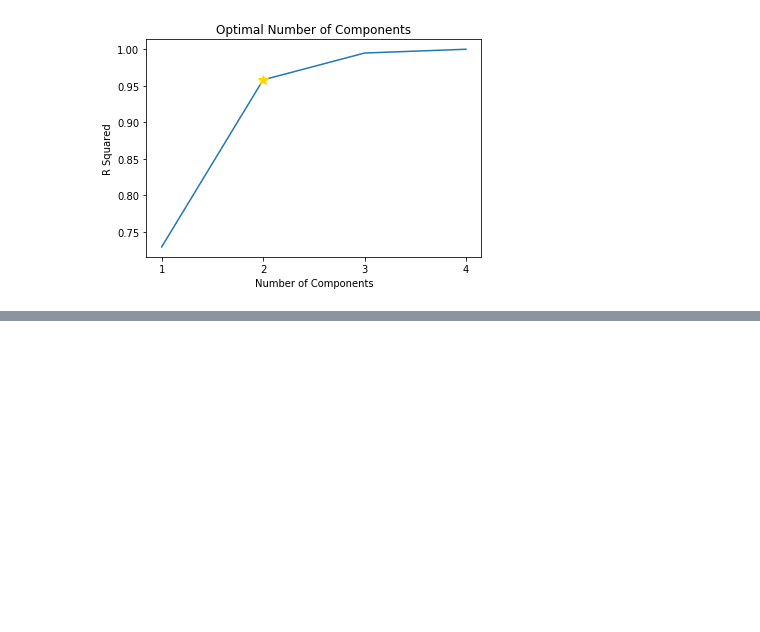
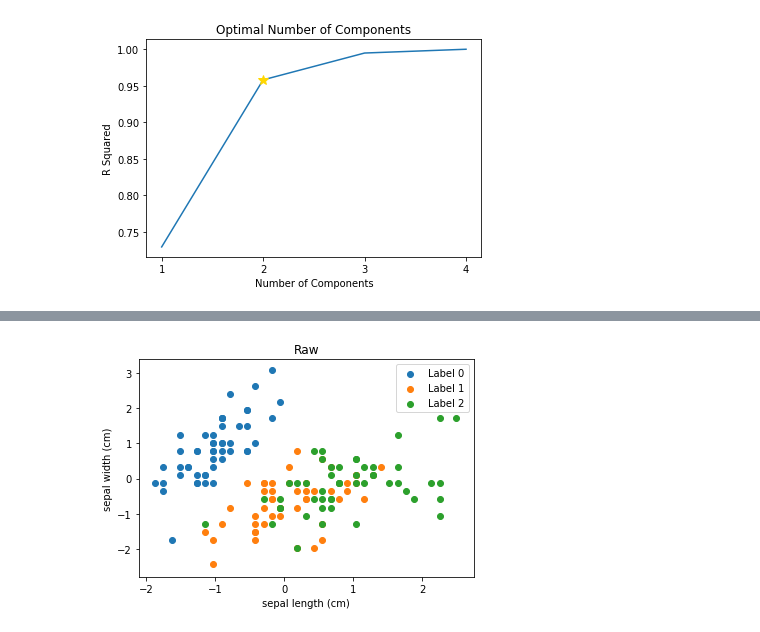
Before and after one commit to je-suis-tm/machine-learning, a Jupyter notebook: principal component analysis.ipynb, the cells around one changed output, grey strips where cells are left out. Drawn from its saved outputs; the diff is of its cells as text; code cells hidden in the pictures; blank space fills up the shorter version.

```diff
--- a/principal component analysis.ipynb
+++ b/principal component analysis.ipynb
@@ -255,0 +274,14 @@ plt.show()
+# %%
+#control group for comparison
+for i in np.unique(iris.target):
+    plt.scatter(z[:,0][iris.target==i],
+                z[:,1][iris.target==i],
+                label=f'Label {int(i)}')
+
+plt.title('Raw')
+plt.xlabel(iris.feature_names[0])
+plt.ylabel(iris.feature_names[1])
+plt.legend(loc=0)
+plt.show()
+# %% [output]
+[figure, added]
```
Also changed, not shown: parts of 5 cells of this notebook.
